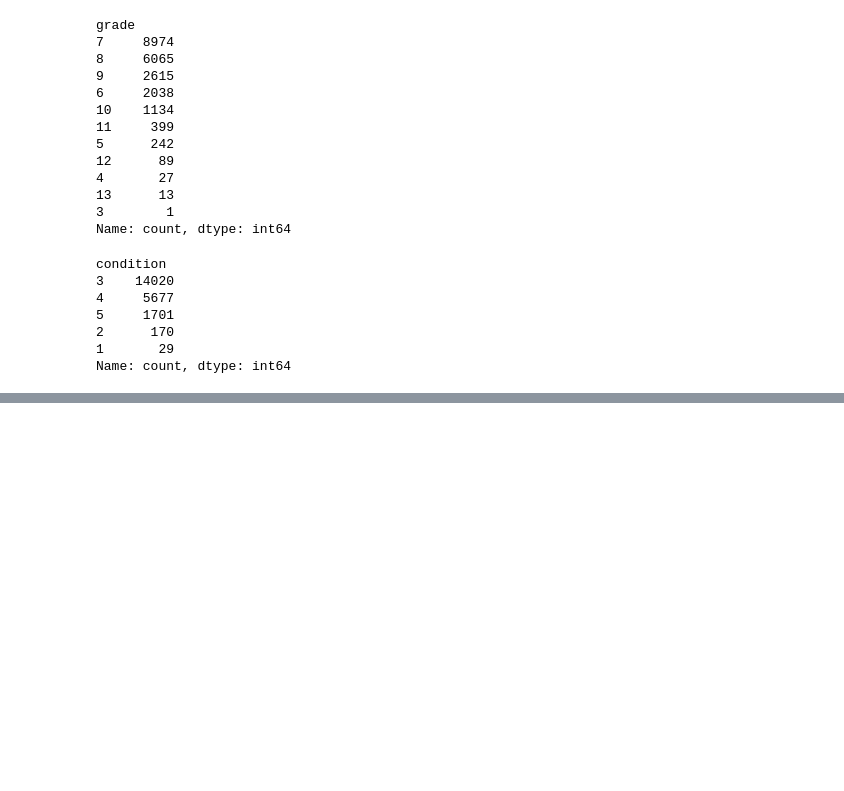
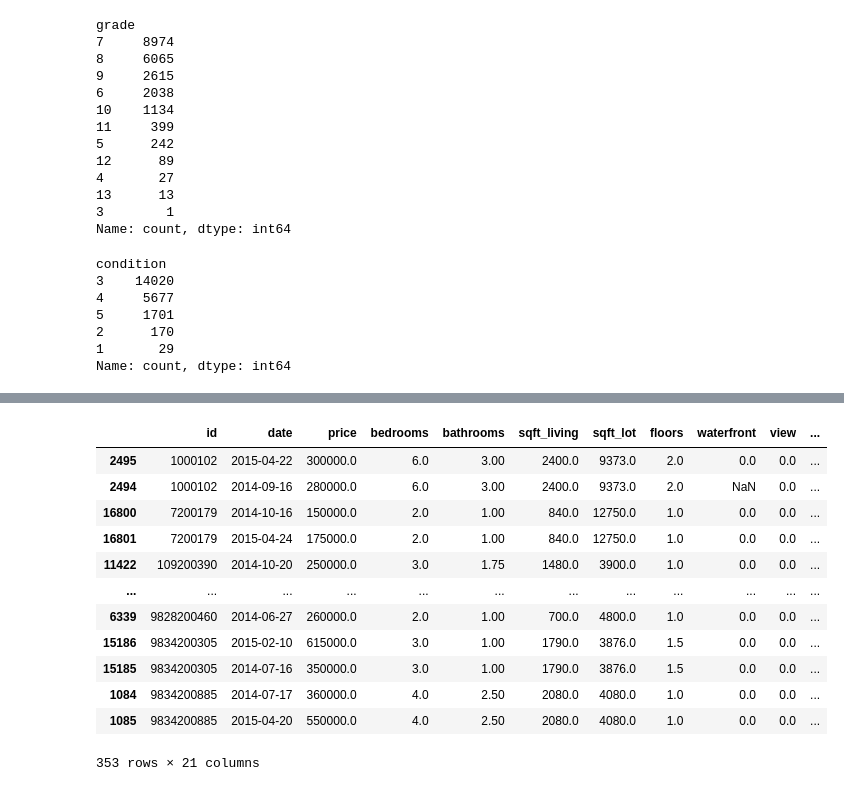
Before and after one commit to ShamlaA/Phase-2-Group-17-Project, a Jupyter notebook: Work_in_Progress/Shamla.ipynb, the cells around one changed output, grey strips where cells are left out. Drawn from its saved outputs; the diff is of its cells as text; code cells hidden in the pictures; blank space fills up the shorter version.

```diff
--- a/Work_in_Progress/Shamla.ipynb
+++ b/Work_in_Progress/Shamla.ipynb
@@ -133,0 +236,17 @@ Name: count, dtype: int64
+# %%
+ids = df["id"]
+df[ids.isin(ids[ids.duplicated()])].sort_values("id")
+# %% [output]
+|  | id | date | price | bedrooms | bathrooms | sqft_living | sqft_lot | floors | waterfront | view | ... |
+| 2495 | 1000102 | 2015-04-22 | 300000.0 | 6.0 | 3.00 | 2400.0 | 9373.0 | 2.0 | 0.0 | 0.0 | ... |
+| 2494 | 1000102 | 2014-09-16 | 280000.0 | 6.0 | 3.00 | 2400.0 | 9373.0 | 2.0 | NaN | 0.0 | ... |
+| 16800 | 7200179 | 2014-10-16 | 150000.0 | 2.0 | 1.00 | 840.0 | 12750.0 | 1.0 | 0.0 | 0.0 | ... |
+| 16801 | 7200179 | 2015-04-24 | 175000.0 | 2.0 | 1.00 | 840.0 | 12750.0 | 1.0 | 0.0 | 0.0 | ... |
+| 11422 | 109200390 | 2014-10-20 | 250000.0 | 3.0 | 1.75 | 1480.0 | 3900.0 | 1.0 | 0.0 | 0.0 | ... |
+| ... | ... | ... | ... | ... | ... | ... | ... | ... | ... | ... | ... |
+| 6339 | 9828200460 | 2014-06-27 | 260000.0 | 2.0 | 1.00 | 700.0 | 4800.0 | 1.0 | 0.0 | 0.0 | ... |
+| 15186 | 9834200305 | 2015-02-10 | 615000.0 | 3.0 | 1.00 | 1790.0 | 3876.0 | 1.5 | 0.0 | 0.0 | ... |
+| 15185 | 9834200305 | 2014-07-16 | 350000.0 | 3.0 | 1.00 | 1790.0 | 3876.0 | 1.5 | 0.0 | 0.0 | ... |
+| 1084 | 9834200885 | 2014-07-17 | 360000.0 | 4.0 | 2.50 | 2080.0 | 4080.0 | 1.0 | 0.0 | 0.0 | ... |
+| 1085 | 9834200885 | 2015-04-20 | 550000.0 | 4.0 | 2.50 | 2080.0 | 4080.0 | 1.0 | 0.0 | 0.0 | ... |
+353 rows × 21 columns
```
Also changed, not shown: parts of 18 cells of this notebook.
